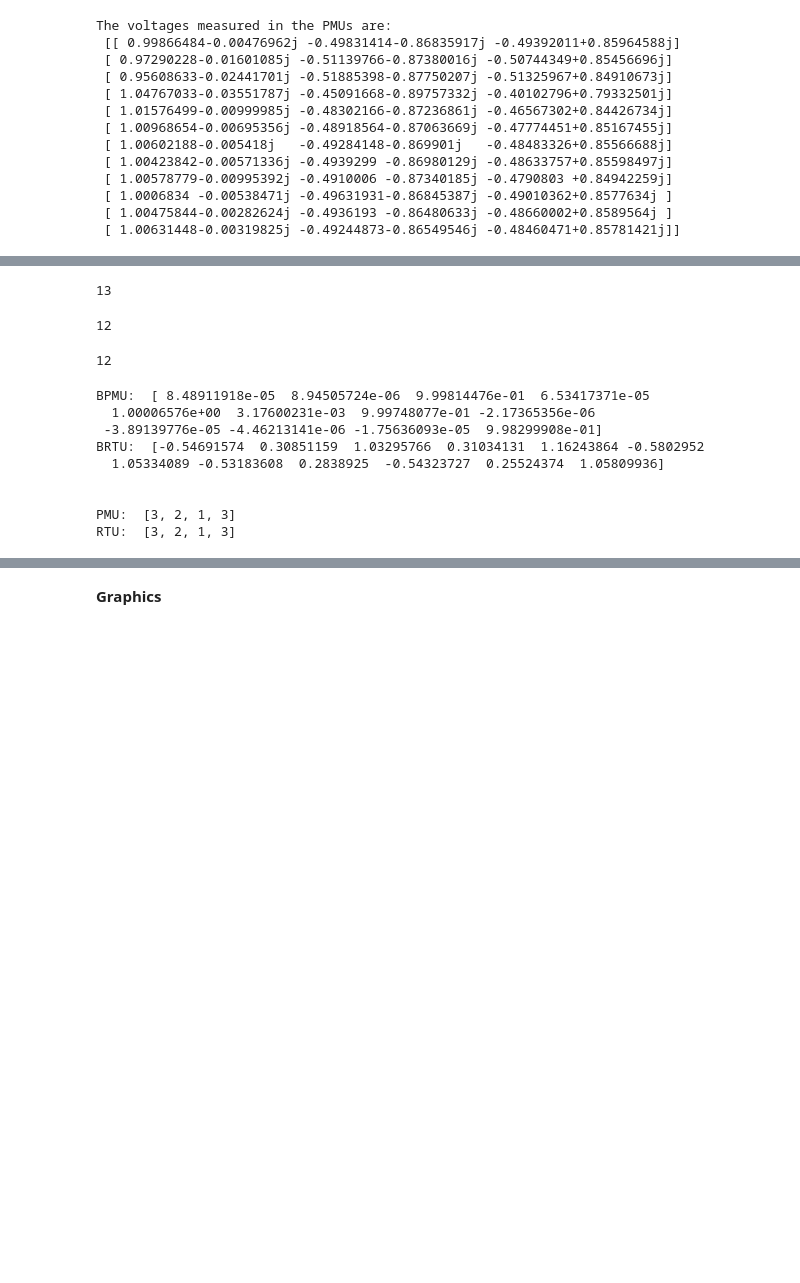
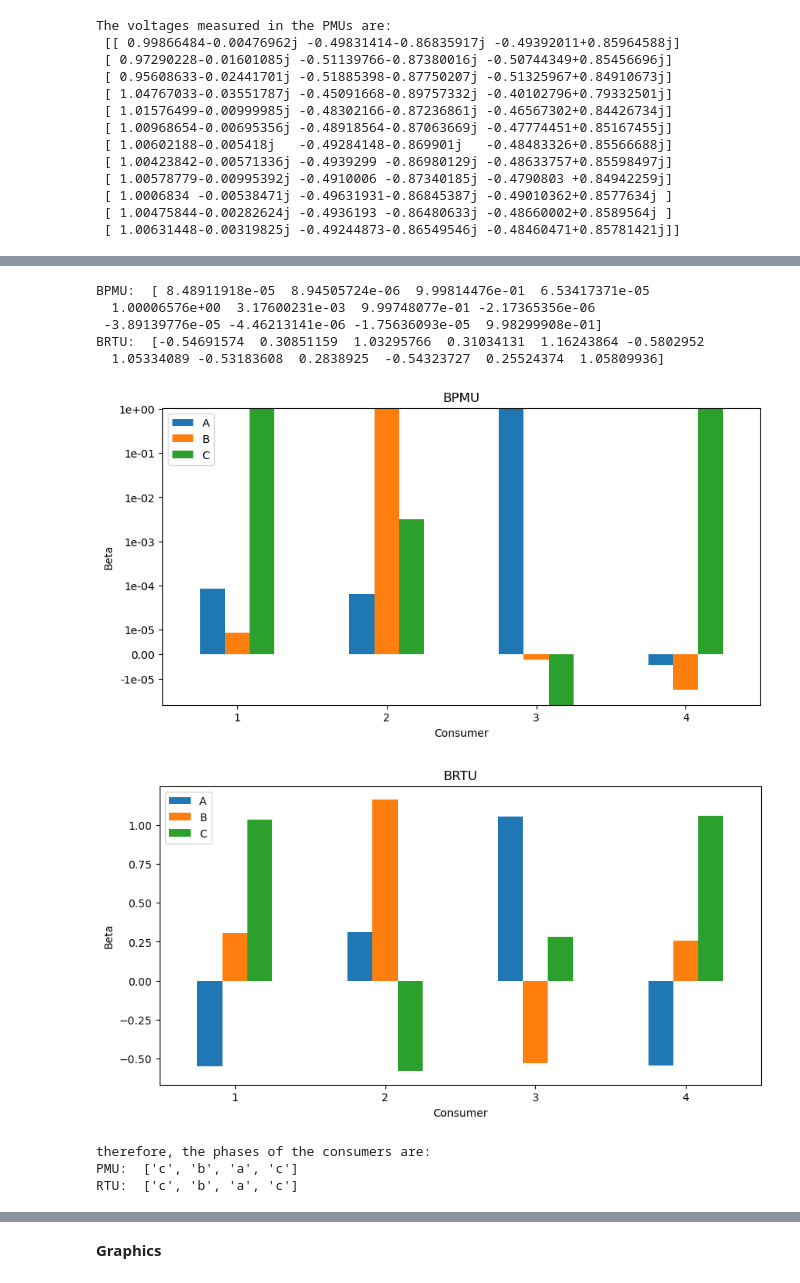
Before and after one commit to leobt23/ADRI, a Jupyter notebook: tpc5/Aula6_PhaseIdentification_Students.ipynb, the cells around one changed output, grey strips where cells are left out. Saved outputs shown, nothing was run; the diff lists cells and outputs as text; code cells hidden in the pictures; blank space fills up the shorter version.

Commit message:
Barplots of beta coefficients.

```diff
--- a/tpc5/Aula6_PhaseIdentification_Students.ipynb
+++ b/tpc5/Aula6_PhaseIdentification_Students.ipynb
@@ -153,16 +155,4 @@ Z=[[2, al, al**2],[1, 2*al, al**2],[1, al, 2*al**2]]
 ![image.png](attachment:image.png)
-# %%
-s.shape[0]
-# %% [output]
-13
-# %%
-m
-# %% [output]
-12
-# %%
-m
-# %% [output]
-12
 # %%
 
 vz=np.zeros(3*m, dtype=complex)
@@ -176,7 +166,9 @@ for i in range (m):
 
 
 # Compute X matrix considering different W (Please use the value Z)
-Z = np.array(Z)
+
+
+X=np.zeros((3*m,m), dtype=complex)
 for i in range(m):
     X[3 * i: 3 * i + 3, :3] = Z * s[i, 0]
     X[3 * i: 3 * i + 3, 3:6] = Z * s[i, 1]
@@ -188,40 +180,84 @@ X[:,0:3]*=z[0]
 X[:,3:6]*=z[0]+z[1]
 X[:,6:9]*=z[0]+z[1]
 X[:,9:12]*=z[0]+z[1]+z[2]
 
 
 # Betas with PMUs info
 Bpmu = np.linalg.inv(X.T @ X) @ X.T @ vz
 
 # Betas with RTUs info
 Brtu = np.linalg.inv(X.T @ X) @ X.T @ vz_abs
 
 Bpmu_real = np.real(Bpmu)
 Brtu_real = np.real(Brtu)
 
+def numb_to_letter(num):
+    return chr(num + 96)
+
+# find the phase of each consumer
 list_phases_pmu = []
 list_phases_rtu = []
 for i in range(len(Bpmu_real)//3):
-    # person_phase will be the index of the maximum value of the three phases, from 1 to 3
-    person_phase_pmu = np.argmax(Bpmu_real[3*i:3*i+3]) + 1
-    person_phase_rtu = np.argmax(Brtu_real[3*i:3*i+3]) + 1
-    list_phases_pmu.append(person_phase_pmu)
-    list_phases_rtu.append(person_phase_rtu)
+    # person_phase will be the index of the closeset value to 1 out of the three phases, from 1 to 3
+    person_phase_pmu = np.argmin(np.abs(Bpmu_real[3*i:3*i+3]-1)) + 1
+    person_phase_rtu = np.argmin(np.abs(Brtu_real[3*i:3*i+3]-1)) + 1
+    # convert the index to the letter of the phase
+    phase_pmu = numb_to_letter(person_phase_pmu)
+    phase_rtu = numb_to_letter(person_phase_rtu)
+    # append the phase to the list
+    list_phases_pmu.append(phase_pmu)
+    list_phases_rtu.append(phase_rtu)
 
 # print betas
 print("BPMU: ", Bpmu_real)
 print("BRTU: ", Brtu_real)
-print('\n')
+
+
+
+
+import matplotlib.ticker as ticker
+
+def barplot_betas(betas, title, log):
+    # create a dataframe with the betas
+    df = pd.DataFrame(betas.reshape(-1,3), columns=["A", "B", "C"])
+    # create a barplot
+    ax = df.plot.bar(rot=0, figsize=(10,5), title=title)
+    # set the xticks to the consumer number
+    ax.set_xticklabels([i+1 for i in range(len(df))])
+    # set the y label to the betas
+    ax.set_ylabel("Beta")
+    # set the x label to the consumer number
+    ax.set_xlabel("Consumer")
+    # if log=True, set the y scale to symlog with a minimum value of the minimum beta
+    if log:
+        min_beta = df.min().min()
+        ax.set_yscale("symlog", linthresh=0.00001, linscale=0.5)
+        ax.set_ylim([min_beta, None])
+        # set the y-axis ticks formatter
+        ax.yaxis.set_major_formatter(lambda x, pos: '1.00' if x == 1 else '%.0e' % x)
+        ax.yaxis.set_major_formatter(lambda x, pos: '0.00' if x == 0 else '%.0e' % x)
+    # show the plot
+    plt.show()
+
+
+# barplot the betas
+barplot_betas(Bpmu_real, "BPMU", True)
+barplot_betas(Brtu_real, "BRTU", False)
+
+
+
 # print which phase each person had
+print('therefore, the phases of the consumers are:')
 print("PMU: ", list_phases_pmu)
 print("RTU: ", list_phases_rtu)
 # %% [output]
 BPMU:  [ 8.48911918e-05  8.94505724e-06  9.99814476e-01  6.53417371e-05
   1.00006576e+00  3.17600231e-03  9.99748077e-01 -2.17365356e-06
  -3.89139776e-05 -4.46213141e-06 -1.75636093e-05  9.98299908e-01]
 BRTU:  [-0.54691574  0.30851159  1.03295766  0.31034131  1.16243864 -0.5802952
   1.05334089 -0.53183608  0.2838925  -0.54323727  0.25524374  1.05809936]
-
-
-PMU:  [3, 2, 1, 3]
-RTU:  [3, 2, 1, 3]
+[figure, added]
+[figure, added]
+therefore, the phases of the consumers are:
+PMU:  ['c', 'b', 'a', 'c']
+RTU:  ['c', 'b', 'a', 'c']
```
Also changed, not shown: parts of 5 cells of this notebook.
